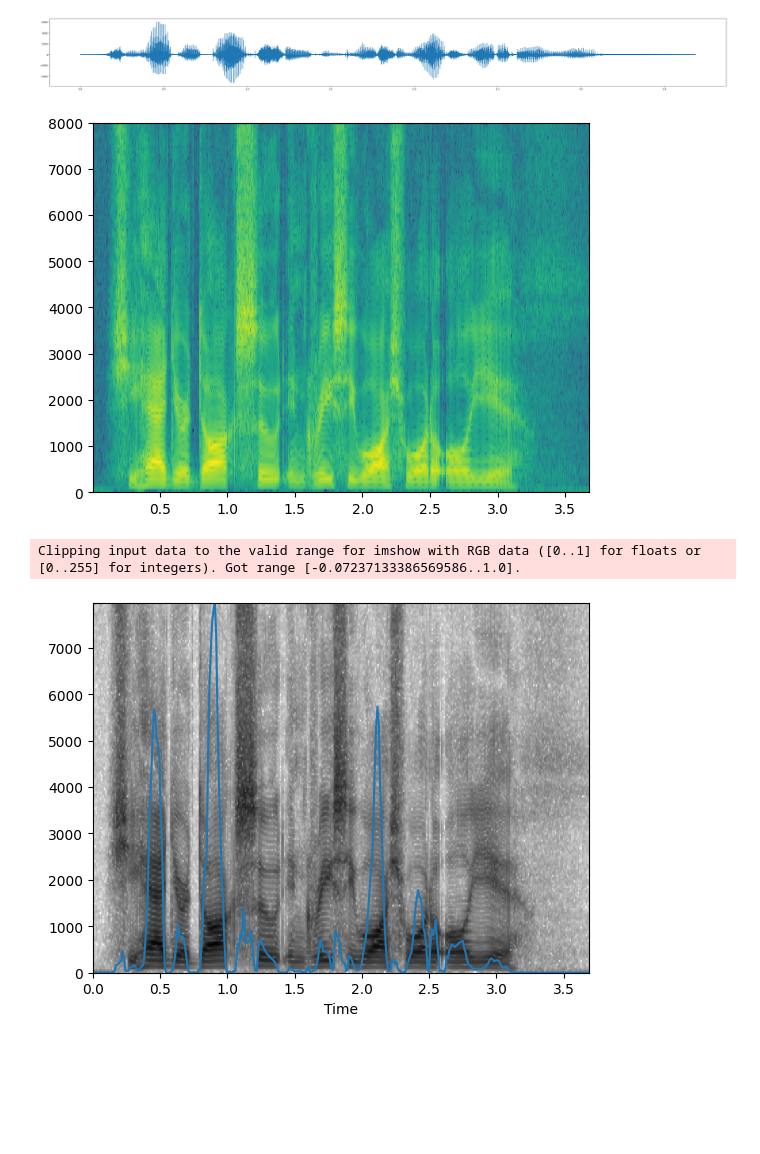
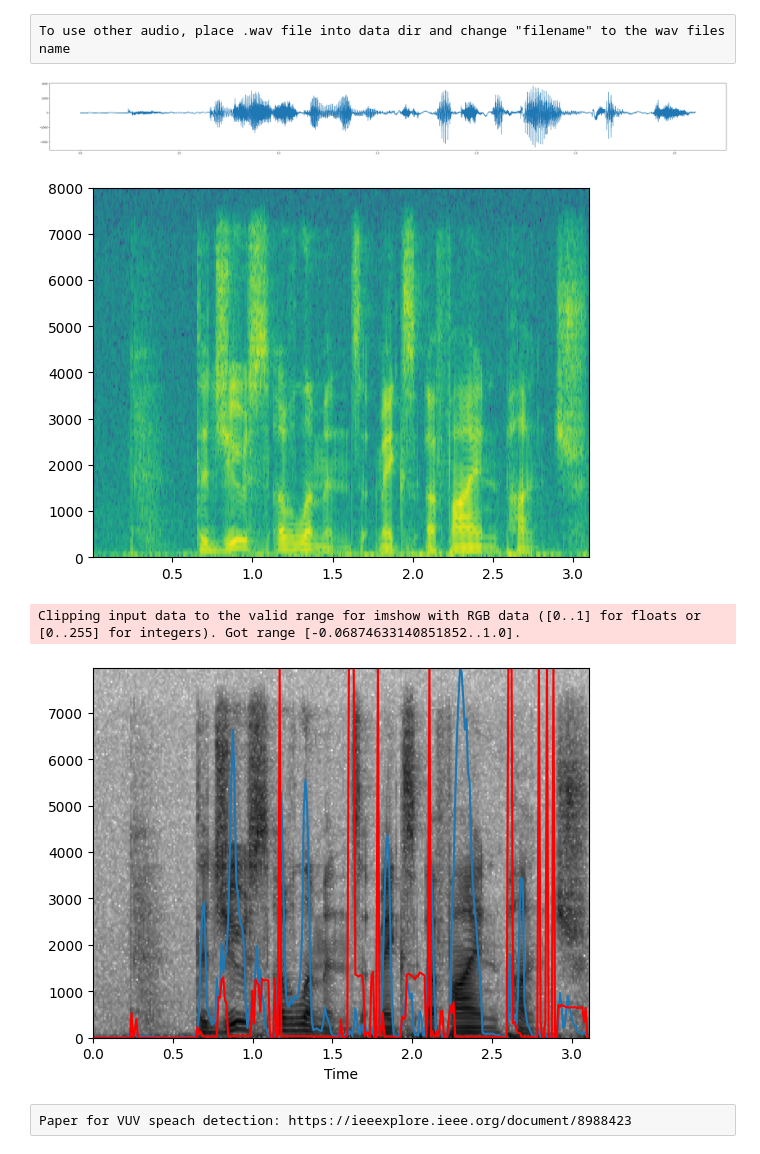
Before and after one commit to oakle072-spec/csci5541_Assignment6, a Jupyter notebook: Assignment6.ipynb, the cells around one changed output. Saved outputs shown, nothing was run; the diff lists cells and outputs as text; code cells hidden in the pictures; blank space fills up the shorter version.

Commit message:
add pitch plot and more audio files

```diff
--- a/Assignment6.ipynb
+++ b/Assignment6.ipynb
@@ -7,6 +13,8 @@ import matplotlib.pyplot as plt
+# %% [raw]
+To use other audio, place .wav file into data dir and change "filename" to the wav files name
 # %%
 data_dir = "data/"
-filename = "dr6-mbma1-sa1.wav"
+filename = "self.wav"
 data_file= os.path.join(data_dir, filename)
 # %%
 audio_file = wave.open(data_file, "r")
@@ -23,12 +31,12 @@ plt.figure(figsize=(50, 5))
 plt.plot(sec, signal)
 plt.show()
 # %% [output]
-[figure, old version]
+[figure, new version]
 # %%
 plt.specgram(signal,Fs=rate)
 plt.show()
 # %% [output]
-[figure, old version]
+[figure, new version]
 # %%
 def log_square_magnitude(complex_num_array):
     mag = []
@@ -41,8 +49,11 @@ window_shift_ms = 10
 frames_per_window =int( rate * window_size_ms / 1000)
 frames_per_shift = int( rate * window_shift_ms / 1000)
 
+pitch_detection = aubio.pitch("yin", frames_per_window, frames_per_shift,  rate)
+
 windowed_fft = []
 windowed_energy  = []
+pitchs = []
 i = 0
 while i + frames_per_window < len(signal):
     window = signal[i: i+frames_per_window]
@@ -52,9 +63,14 @@ while i + frames_per_window < len(signal):
     mags = log_square_magnitude(fft[:frames_per_window//2])
     windowed_fft.append(mags)
     i += int(frames_per_shift)
+i=0
+while i + frames_per_shift < len(signal):
+      shift = signal[i: i+frames_per_shift]
+      pitchs.append(pitch_detection(shift.astype(np.float32) / 32768.0)[0])
+      i += int(frames_per_shift)
 spec = np.array(windowed_fft).T
 energy = np.array(windowed_energy)
-
+pitchs = np.array(pitchs[:-1])
 alpha = spec/spec.max()
 # %%
 freq, windows = alpha.shape
@@ -69,15 +85,21 @@ spectrogram[..., 3] = alpha
 # %%
 freqs = [i * rate / frames_per_window for i in range(len(spec))]
 sec = np.linspace(0, len(signal)/rate, num = len(windowed_energy))
 plt.imshow(spectrogram,
            origin ='lower',
            aspect ='auto',
            extent = [sec[0], sec[-1], freqs[0], freqs[-1]])
 plt.xlabel("Time")
 energy = energy/energy.max()
 energy = energy * freqs[-1]
 plt.plot(sec, energy)
+pitchs = pitchs/pitchs.max()
+pitchs = pitchs * freqs[-1]
+
+plt.plot(sec, pitchs, color="red")
 plt.show()
 # %% [output]
-Clipping input data to the valid range for imshow with RGB data ([0..1] for floats or [0..255] for integers). Got range [-0.07237133386569586..1.0].
+Clipping input data to the valid range for imshow with RGB data ([0..1] for floats or [0..255] for integers). Got range [-0.06874633140851852..1.0].
-[figure, old version]
+[figure, new version]
+# %% [raw]
+Paper for VUV speach detection: https://ieeexplore.ieee.org/document/8988423
```
Also changed, not shown: parts of 2 cells of this notebook, 1 other file.
